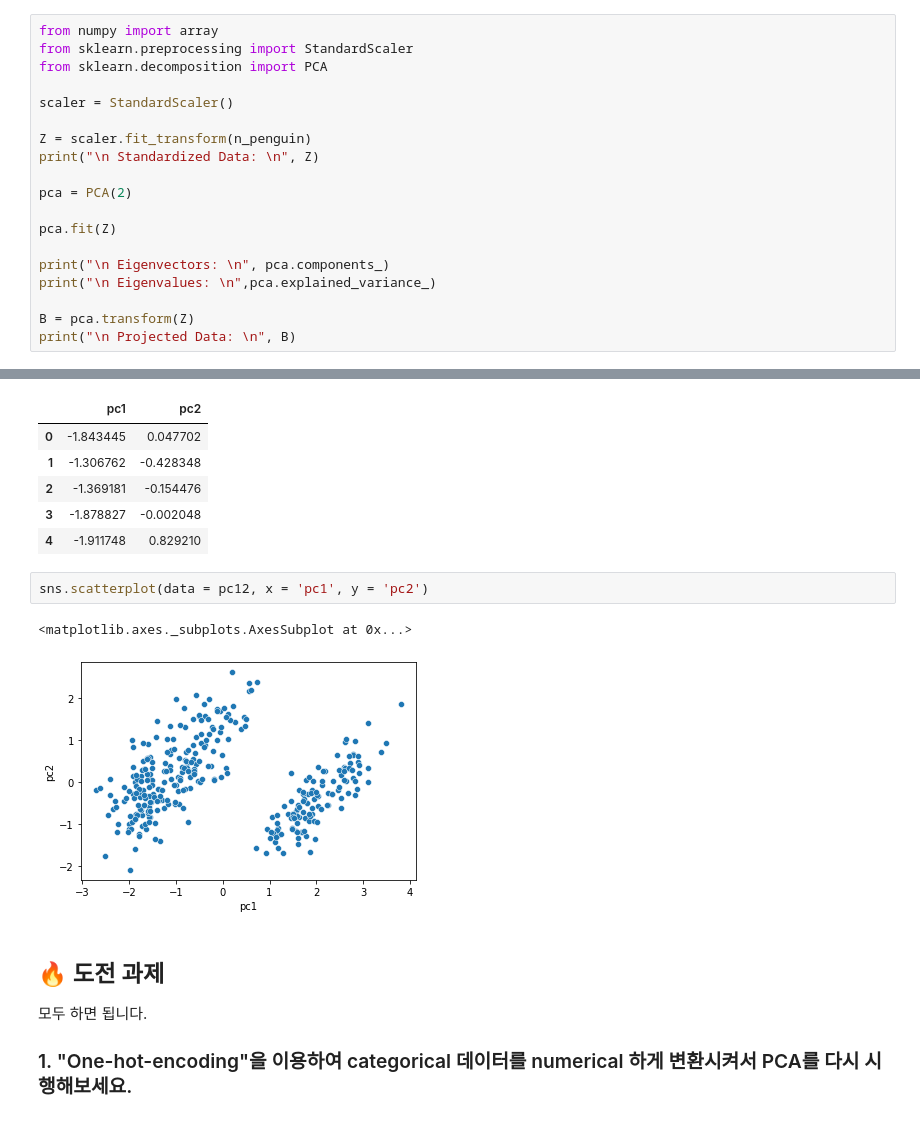
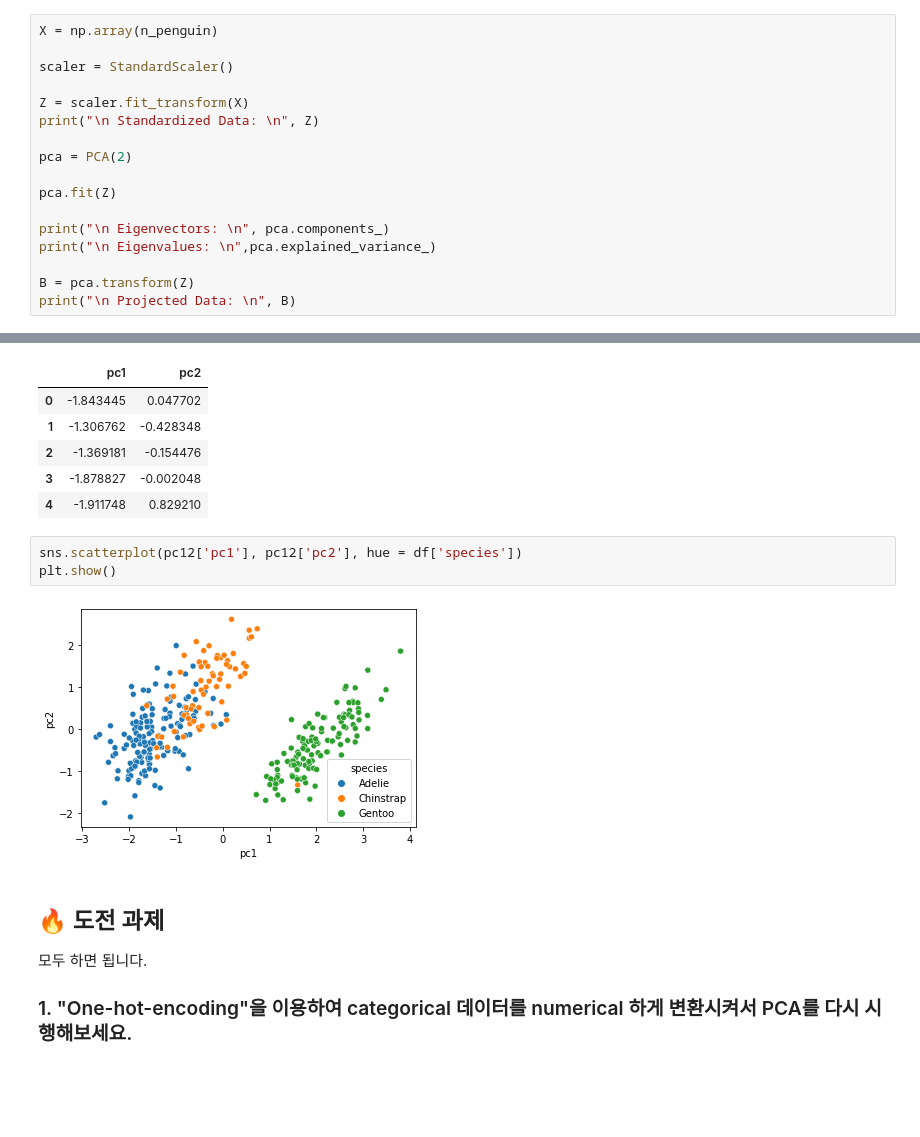
Before and after one commit to JinHyun-P/HelloGit, a Jupyter notebook: n133a_high_dimensional_data_ipynb의_사본.ipynb, the cells around one changed output, grey strips where cells are left out. Saved outputs shown, nothing was run; the diff lists cells and outputs as text; blank space fills up the shorter version.

```diff
--- a/n133a_high_dimensional_data_ipynb의_사본.ipynb
+++ b/n133a_high_dimensional_data_ipynb의_사본.ipynb
@@ -108,13 +89,11 @@ n_penguin
 | 343 | 49.9 | 16.1 | 213.0 | 5400.0 |
 342 rows × 4 columns
 # %%
-from numpy import array
-from sklearn.preprocessing import StandardScaler
-from sklearn.decomposition import PCA
+X = np.array(n_penguin)
 
 scaler = StandardScaler()
 
-Z = scaler.fit_transform(n_penguin)
+Z = scaler.fit_transform(X)
 print("\n Standardized Data: \n", Z)
 
 pca = PCA(2)
@@ -155,10 +134,10 @@ pc12.head()
 | 3 | -1.878827 | -0.002048 |
 | 4 | -1.911748 | 0.829210 |
 # %%
-sns.scatterplot(data = pc12, x = 'pc1', y = 'pc2')
+sns.scatterplot(pc12['pc1'], pc12['pc2'], hue = df['species'])
+plt.show()
 # %% [output]
-<matplotlib.axes._subplots.AxesSubplot at 0x...>
-[figure, old version]
+[figure, new version]
 # %% [markdown]
 ## 🔥 도전 과제
 
```
Also changed, not shown: parts of 13 cells of this notebook.
